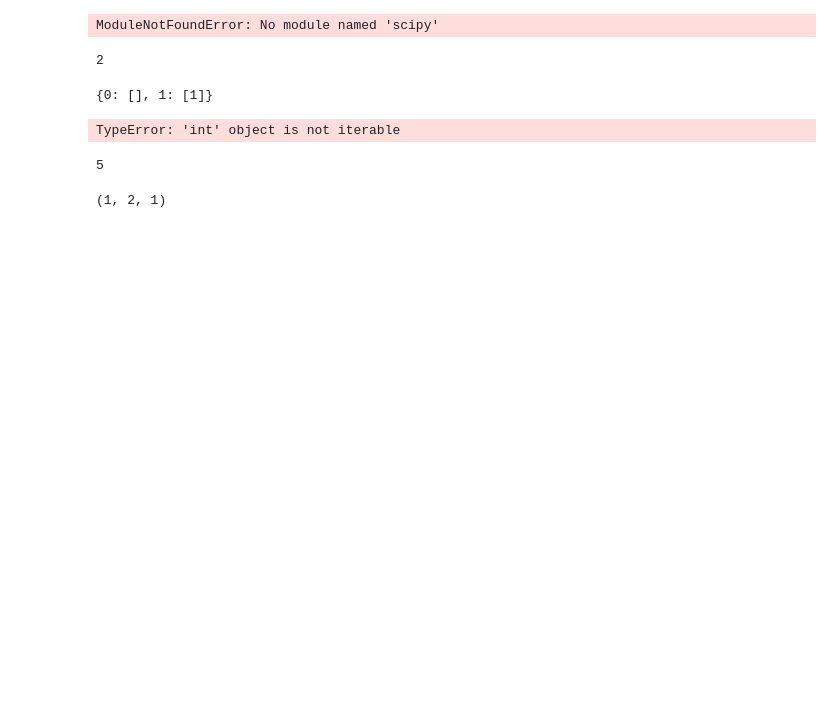
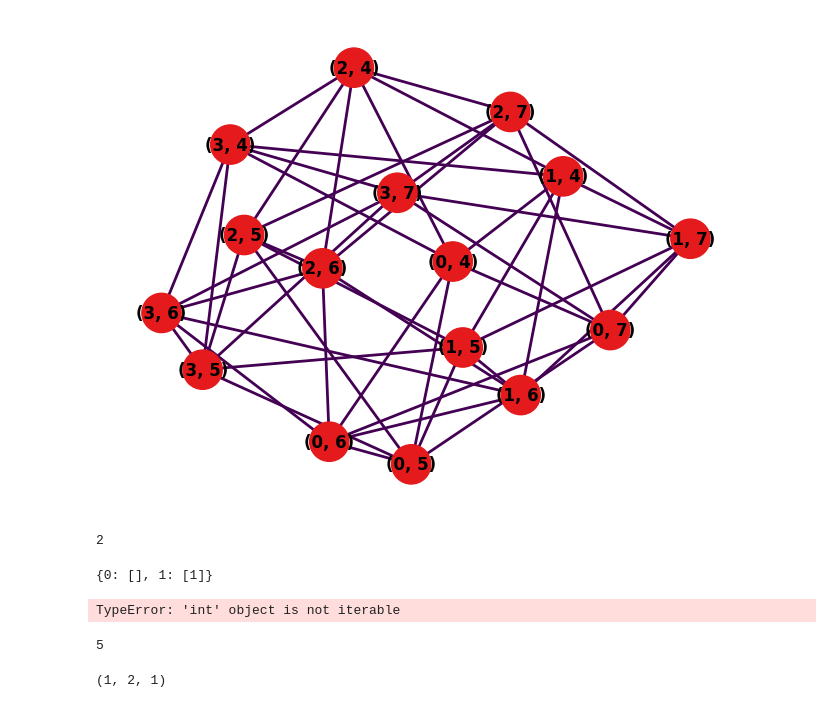
Before and after one commit to PrajwalNeupane/graph-isomorphism, a Jupyter notebook: wl-color-refinement/experiments/wl-alg.ipynb, the cells around one changed output. Drawn from its saved outputs; the diff is of its cells as text; code cells hidden in the pictures; blank space fills up the shorter version.

```diff
--- a/wl-color-refinement/experiments/wl-alg.ipynb
+++ b/wl-color-refinement/experiments/wl-alg.ipynb
@@ -153,50 +151,7 @@ print(Dg.edges[1,0]['color'])
 # %%
-import numpy as np
-import matplotlib.pyplot as plt
-from scipy.stats import entropy, wasserstein_distance
-
-# Parameters
-n_trials = 10
-p_success = 0.5
-binom_size = 10000
-
-exp_scale = 1.0  # mean of exponential
-exp_size = binom_size
-
-# Generate samples
-binom_samples = np.random.binomial(n=n_trials, p=p_success, size=binom_size)
-exp_samples = np.random.exponential(scale=exp_scale, size=exp_size)
-
-# Normalize and bin for comparison
-bins = np.linspace(0, max(binom_samples.max(), exp_samples.max()), 50)
-binom_hist, _ = np.histogram(binom_samples, bins=bins, density=True)
-exp_hist, _ = np.histogram(exp_samples, bins=bins, density=True)
-
-# Avoid zero probabilities (for KL divergence)
-binom_hist += 1e-10
-exp_hist += 1e-10
-
-# KL Divergence (Binomial || Exponential)
-kl_div = entropy(binom_hist, exp_hist)
-
-# Wasserstein Distance (Earth Mover's Distance)
-w_dist = wasserstein_distance(binom_samples, exp_samples)
-
-# Plotting
-plt.hist(binom_samples, bins=bins, alpha=0.5, label='Binomial', density=True)
-plt.hist(exp_samples, bins=bins, alpha=0.5, label='Exponential', density=True)
-plt.legend()
-plt.title('Binomial vs Exponential Distributions')
-plt.xlabel('Value')
-plt.ylabel('Density')
-plt.grid(True)
-plt.show()
-
-# Print results
-print(f"KL Divergence (Binomial || Exponential): {kl_div:.4f}")
-print(f"Wasserstein Distance: {w_dist:.4f}")
+view_graph(refined_g2)
 # %% [output]
-ModuleNotFoundError: No module named 'scipy'
+[figure, added]
 # %%
 
 v = {(1,2): [(1,2), (3,4)]}
```
Also changed, not shown: parts of 9 cells of this notebook.
